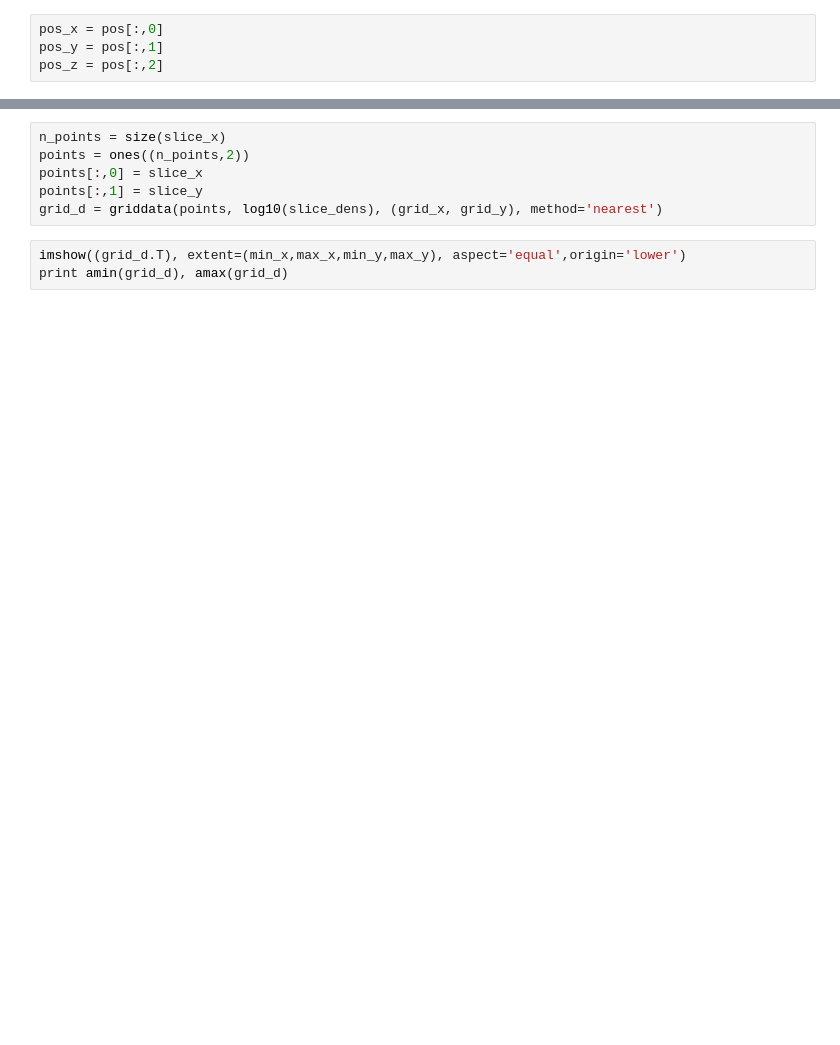
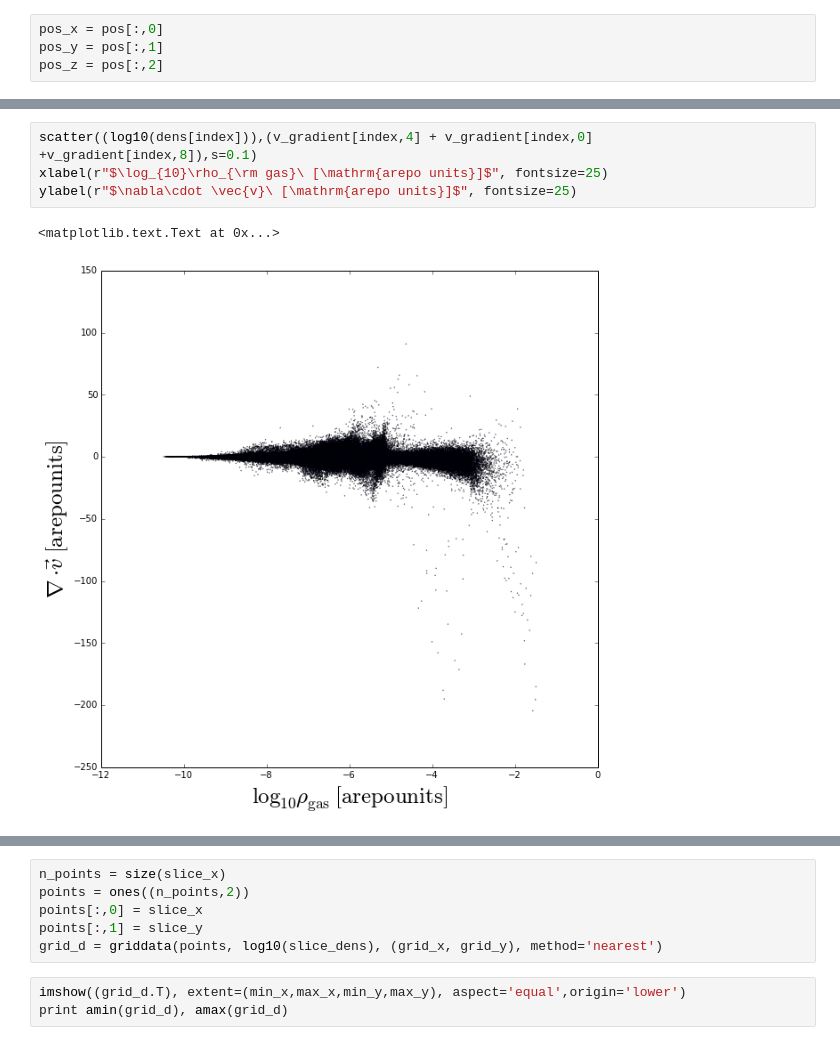
Before and after one commit to forero/ArepoWeb, a Jupyter notebook: src/PlayArepoSnapshot.ipynb, the cells around one changed output, grey strips where cells are left out. Saved outputs shown, nothing was run; the diff lists cells and outputs as text; blank space fills up the shorter version.

```diff
--- a/src/PlayArepoSnapshot.ipynb
+++ b/src/PlayArepoSnapshot.ipynb
@@ -86 +79,8 @@ out.close()
+# %%
+scatter((log10(dens[index])),(v_gradient[index,4] + v_gradient[index,0] +v_gradient[index,8]),s=0.1)
+xlabel(r"$\log_{10}\rho_{\rm gas}\ [\mathrm{arepo units}]$", fontsize=25)
+ylabel(r"$\nabla\cdot \vec{v}\ [\mathrm{arepo units}]$", fontsize=25)
+# %% [output]
+<matplotlib.text.Text at 0x...>
+[figure, added]
 # %%
```
Also changed, not shown: parts of 10 cells of this notebook.
